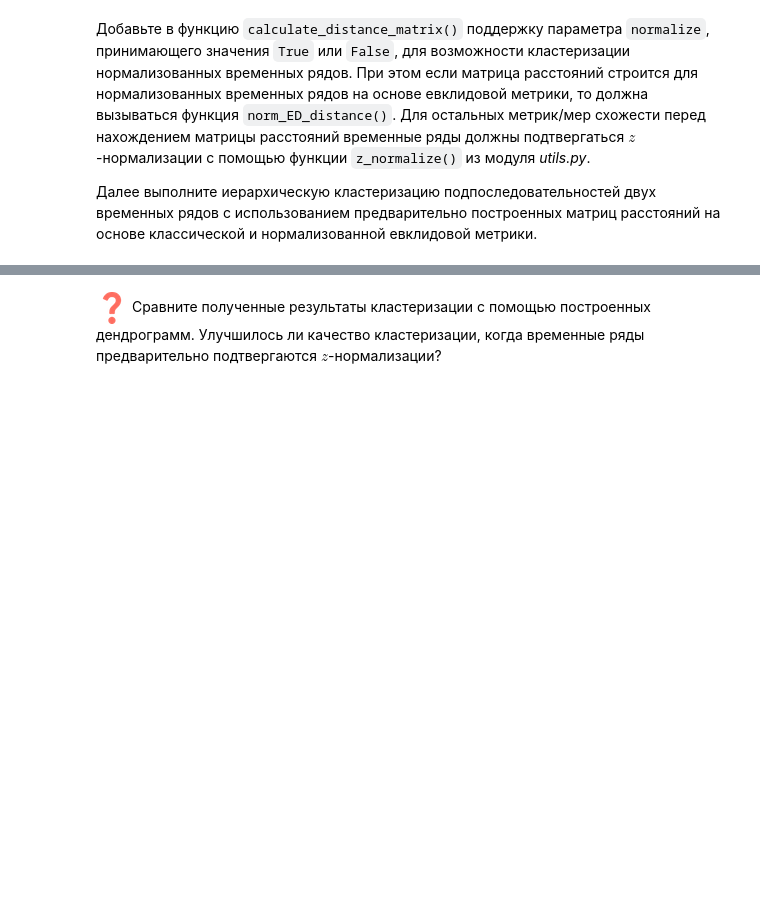
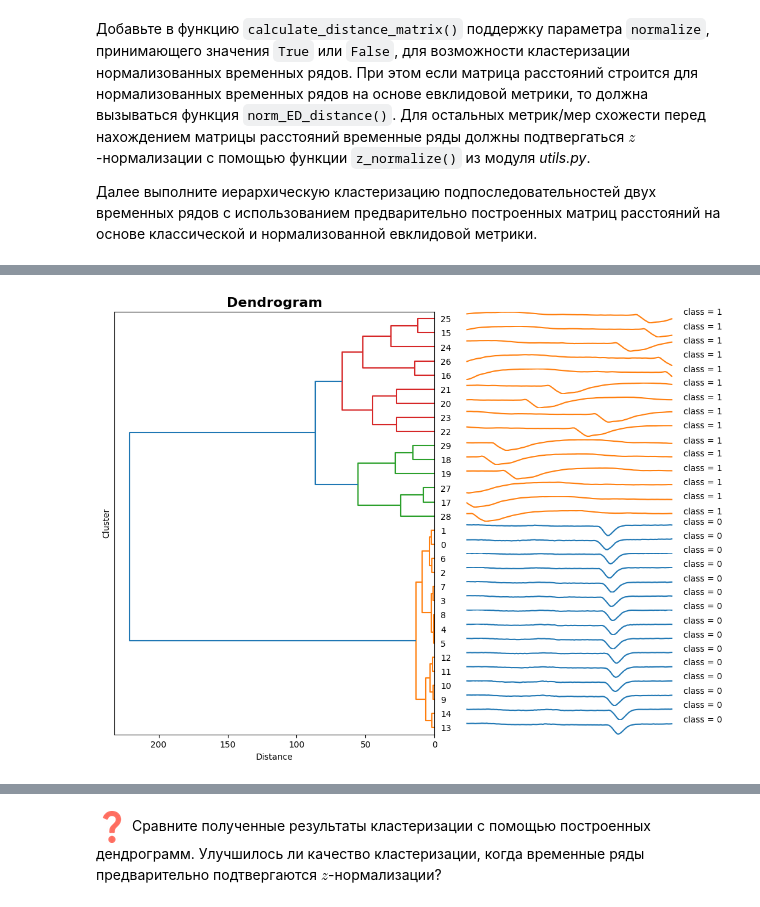
Before and after one commit to CootKin/2023-Kutyushkin-TimeSeriesCourse, a Jupyter notebook: practice/01 Basics/01 Basics.ipynb, the cells around one changed output, grey strips where cells are left out. Saved outputs shown, nothing was run; the diff lists cells and outputs as text; code cells hidden in the pictures; blank space fills up the shorter version.

```diff
--- a/practice/01 Basics/01 Basics.ipynb
+++ b/practice/01 Basics/01 Basics.ipynb
@@ -106,9 +111,16 @@ def calculate_distance_matrix(data, metric='euclidean', normalize=True):
     for i in range(N):
       for j in range(i+1, N):
         if (metric == 'euclidean'):
-          distance_matrix[i][j] = round(ED_distance(data[i], data[j]), 5)
+          if (normalize):
+            distance_matrix[i][j] = round(norm_ED_distance(data[i], data[j]), 5)
+          else:
+            distance_matrix[i][j] = round(ED_distance(data[i], data[j]), 5)
+
         if (metric == 'dtw'):
-          distance_matrix[i][j] = round(DTW_distance(data[i], data[j]), 5)
+          if (normalize):
+            distance_matrix[i][j] = round(DTW_distance(z_normalize(data[i]), z_normalize(data[j])), 5)
+          else:
+            distance_matrix[i][j] = round(DTW_distance(data[i], data[j]), 5)
 
         distance_matrix[j][i] = distance_matrix[i][j]
 
@@ -264,0 +287,9 @@ labels = np.array([0]*subs_set1[0:15].shape[0] + [1]*subs_set2[0:15].shape[0])
+# %%
+distance_matrix_ED = calculate_distance_matrix(subs_set, normalize=False)
+distance_matrix_ED_norm = calculate_distance_matrix(subs_set, normalize=True)
+
+model_ED = TimeSeriesHierarchicalClustering(n_clusters=2)
+model_ED_norm = TimeSeriesHierarchicalClustering(n_clusters=2)
+
+model_ED.fit(distance_matrix_ED)
+model_ED_norm.fit(distance_matrix_ED_norm)
@@ -264,0 +302,4 @@ labels = np.array([0]*subs_set1[0:15].shape[0] + [1]*subs_set2[0:15].shape[0])
+# %%
+model_ED.plot_dendrogram(subs_set, labels)
+# %% [output]
+[figure, added]
```
Also changed, not shown: parts of 15 cells of this notebook, 1 other file.
